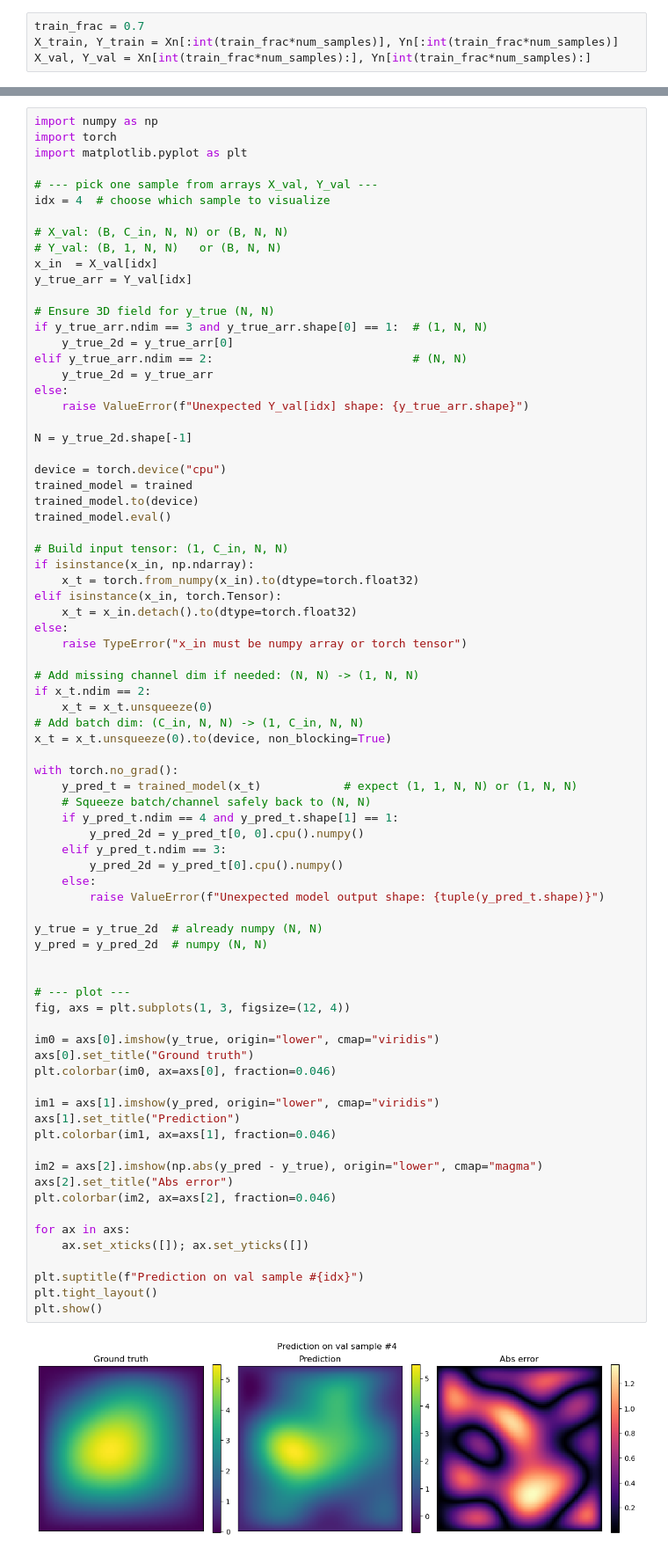
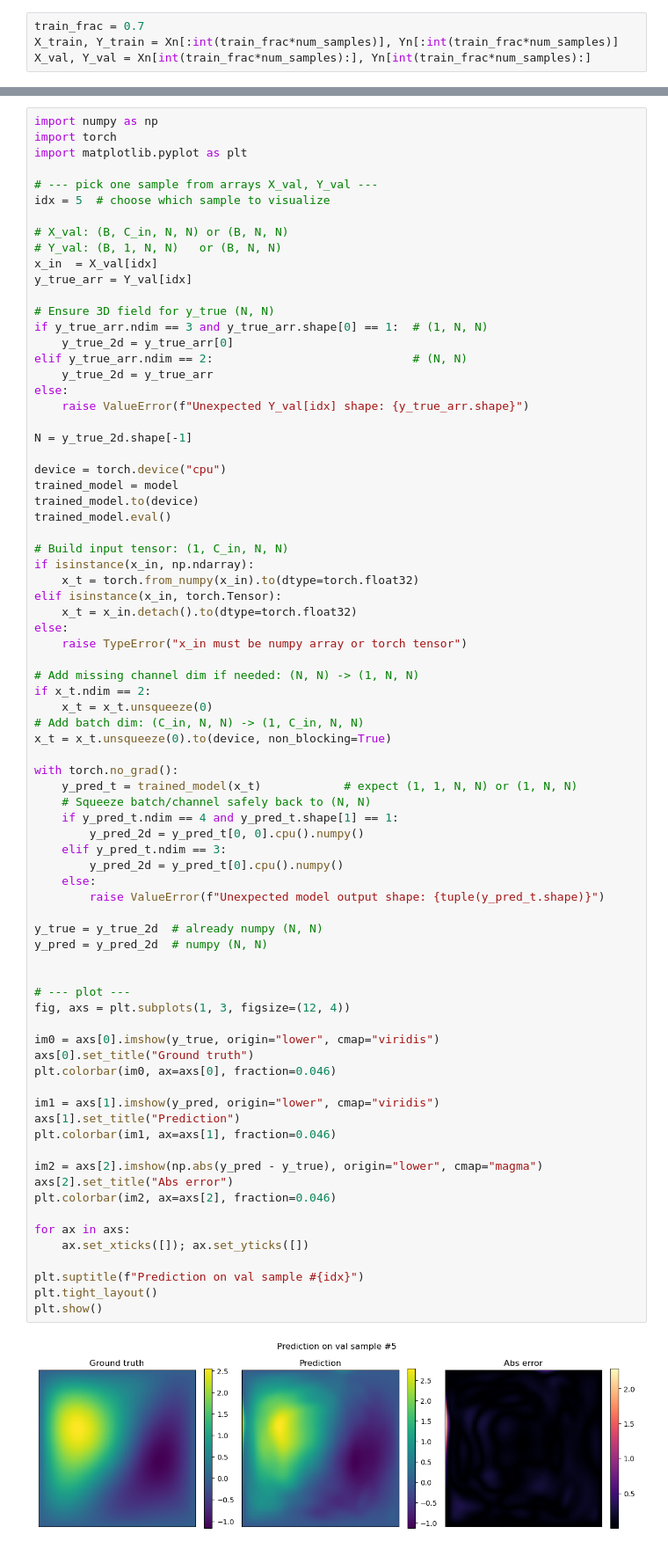
Before and after one commit to leonardvetter/AMOR, a Jupyter notebook: multilayer_RBNO/L_MRBNO.ipynb, the cells around one changed output, grey strips where cells are left out. Shown at 88% size. Cells and saved outputs as stored; diff of their text form.

```diff
--- a/multilayer_RBNO/L_MRBNO.ipynb
+++ b/multilayer_RBNO/L_MRBNO.ipynb
@@ -287,7 +287,7 @@ import torch
 import matplotlib.pyplot as plt
 
 # --- pick one sample from arrays X_val, Y_val ---
-idx = 4  # choose which sample to visualize
+idx = 5  # choose which sample to visualize
 
 # X_val: (B, C_in, N, N) or (B, N, N)
 # Y_val: (B, 1, N, N)   or (B, N, N)
@@ -305,7 +305,7 @@ else:
 N = y_true_2d.shape[-1]
 
 device = torch.device("cpu")
-trained_model = trained
+trained_model = model
 trained_model.to(device)
 trained_model.eval()
 
@@ -332,31 +332,31 @@ with torch.no_grad():
         y_pred_2d = y_pred_t[0].cpu().numpy()
     else:
         raise ValueError(f"Unexpected model output shape: {tuple(y_pred_t.shape)}")
 
 y_true = y_true_2d  # already numpy (N, N)
 y_pred = y_pred_2d  # numpy (N, N)
 
 
 # --- plot ---
 fig, axs = plt.subplots(1, 3, figsize=(12, 4))
 
 im0 = axs[0].imshow(y_true, origin="lower", cmap="viridis")
 axs[0].set_title("Ground truth")
 plt.colorbar(im0, ax=axs[0], fraction=0.046)
 
 im1 = axs[1].imshow(y_pred, origin="lower", cmap="viridis")
 axs[1].set_title("Prediction")
 plt.colorbar(im1, ax=axs[1], fraction=0.046)
 
 im2 = axs[2].imshow(np.abs(y_pred - y_true), origin="lower", cmap="magma")
 axs[2].set_title("Abs error")
 plt.colorbar(im2, ax=axs[2], fraction=0.046)
 
 for ax in axs:
     ax.set_xticks([]); ax.set_yticks([])
 
 plt.suptitle(f"Prediction on val sample #{idx}")
 plt.tight_layout()
 plt.show()
 # %% [output]
-[figure, old version]
+[figure, new version]
```
Also changed, not shown: parts of 5 cells of this notebook, 4 other files.
